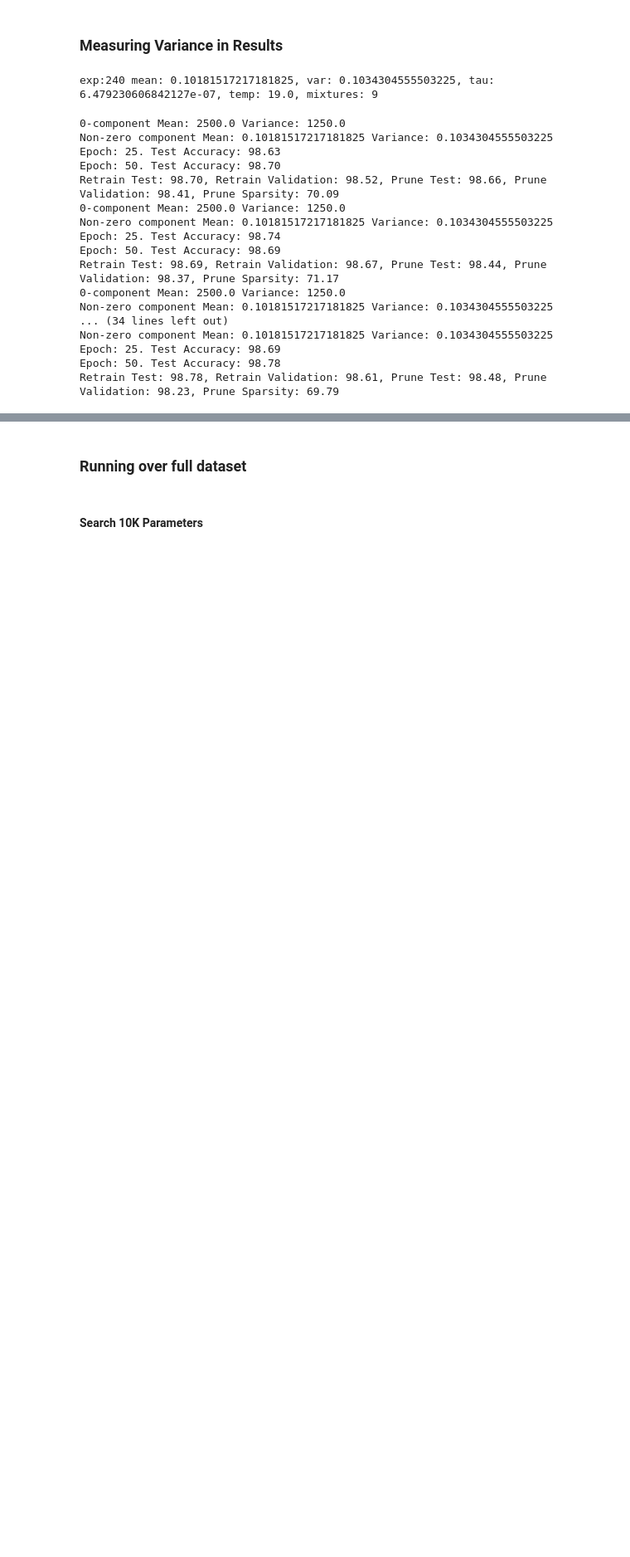
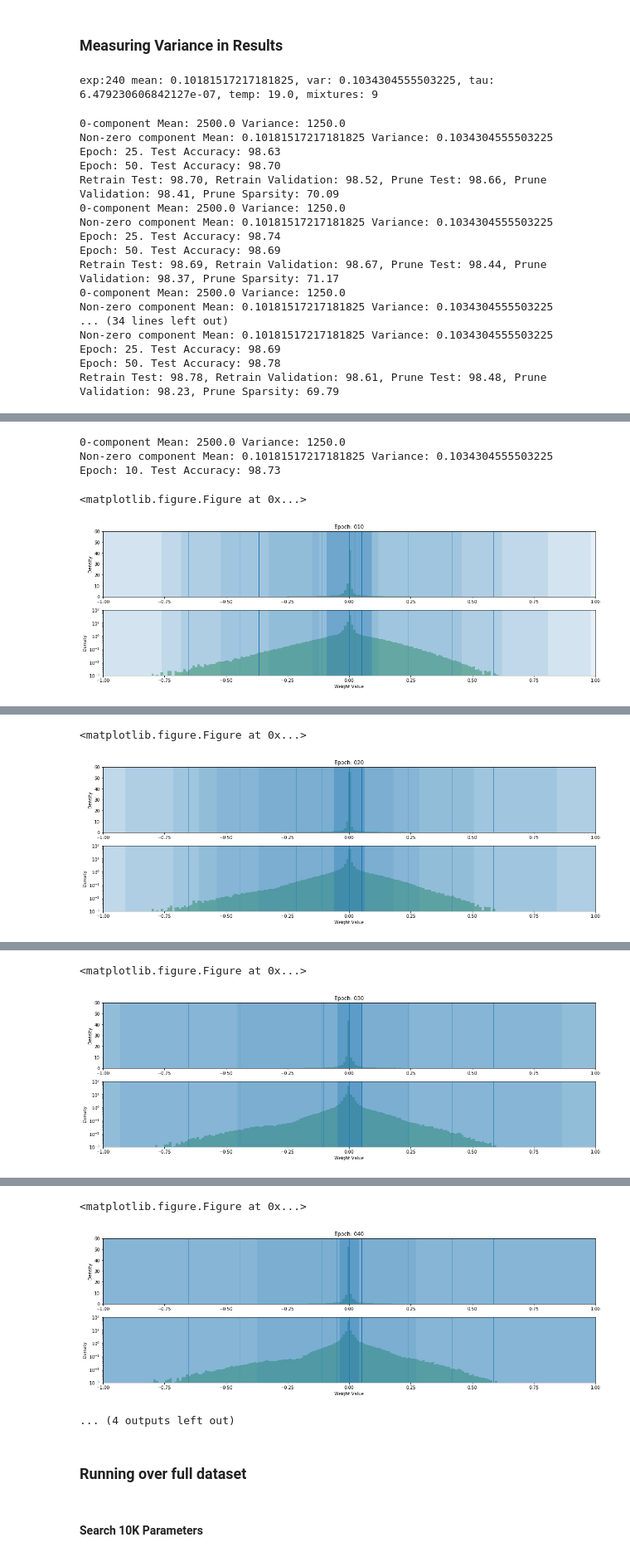
Before and after one commit to okz12/NN_compression, a Jupyter notebook: notebooks/kd_exp.ipynb, the cells around one changed output, grey strips where cells are left out. Shown at 83% size. Cells and saved outputs as stored; diff of their text form; code cells hidden in the pictures; blank space fills up the shorter version.

```diff
--- a/notebooks/kd_exp.ipynb
+++ b/notebooks/kd_exp.ipynb
@@ -140,0 +140,8 @@ Retrain Test: 98.78, Retrain Validation: 98.61, Prune Test: 98.48, Prune Validat
+# %%
+_, _ = retrain_model(alpha, beta, float(params['tau'][i]), params['temp'][i], int(params['mixtures'][i]), 'SWSModel', 'search', "", False)
+# %% [output]
+0-component Mean: 2500.0 Variance: 1250.0
+Non-zero component Mean: 0.10181517217181825 Variance: 0.1034304555503225
+Epoch: 10. Test Accuracy: 98.73
+<matplotlib.figure.Figure at 0x...>
+[figure, added]
@@ -140,0 +149,2 @@ Retrain Test: 98.78, Retrain Validation: 98.61, Prune Test: 98.48, Prune Validat
+<matplotlib.figure.Figure at 0x...>
+[figure, added]
@@ -140,0 +152,2 @@ Retrain Test: 98.78, Retrain Validation: 98.61, Prune Test: 98.48, Prune Validat
+<matplotlib.figure.Figure at 0x...>
+[figure, added]
@@ -141,3 +155,6 @@ Retrain Test: 98.78, Retrain Validation: 98.61, Prune Test: 98.48, Prune Validat
+<matplotlib.figure.Figure at 0x...>
+[figure, added]
+... (4 outputs left out)
 # %% [markdown]
 ### Running over full dataset
 # %% [markdown]
```
Also changed, not shown: parts of 8 cells of this notebook, 7 other files.
